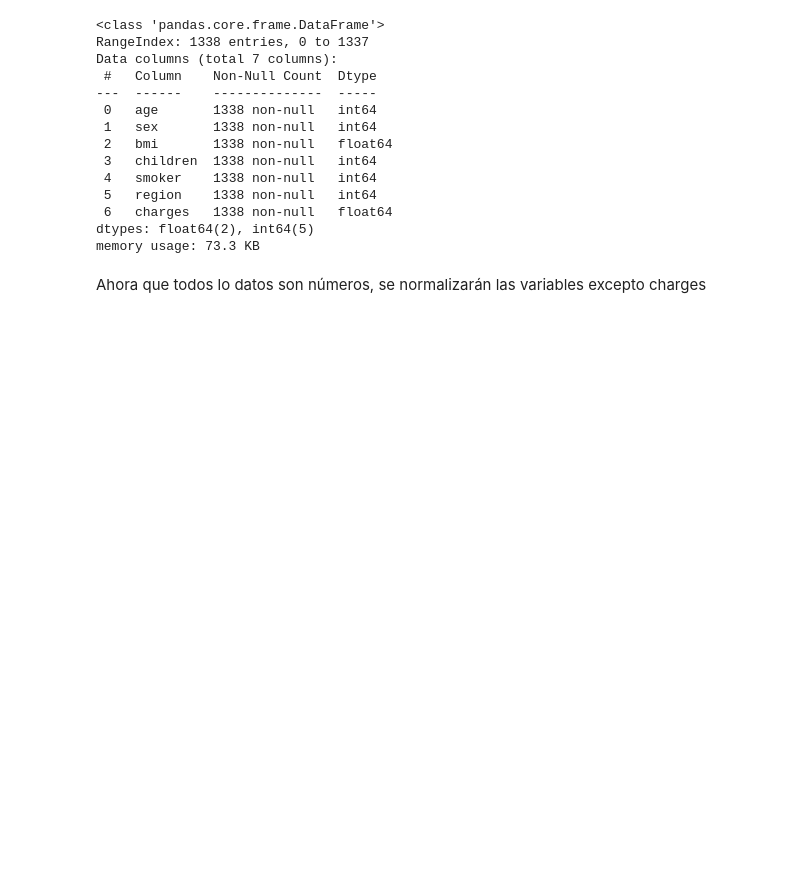
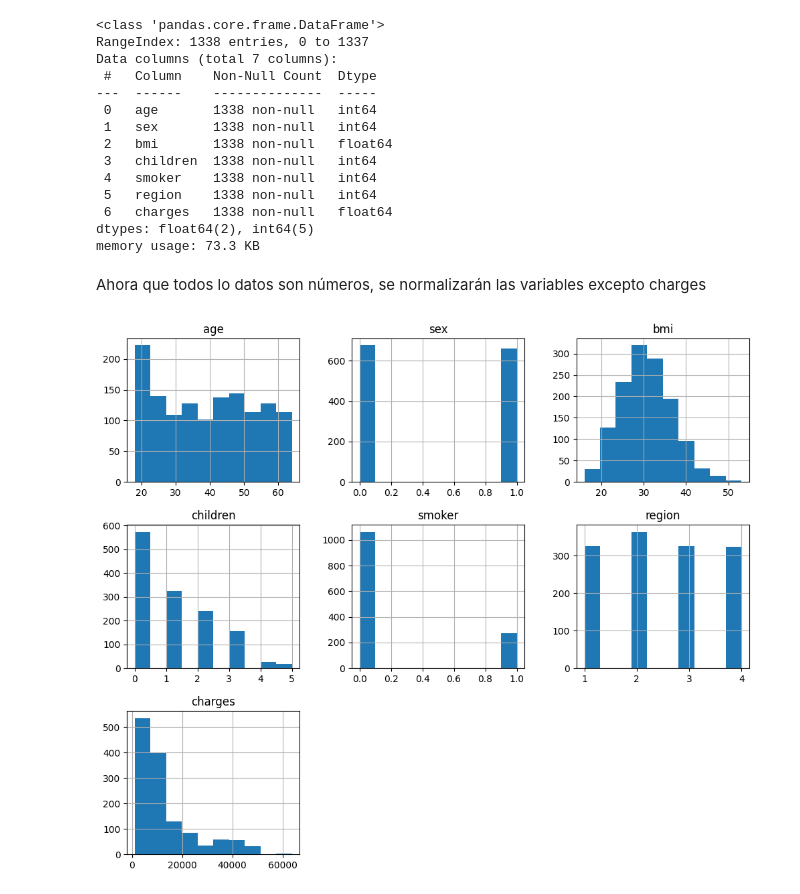
Before and after one commit to Bere333/linear_regression, a Jupyter notebook: src/linear_regresion_explore.ipynb, the cells around one changed output. Cells and saved outputs as stored; diff of their text form; code cells hidden in the pictures; blank space fills up the shorter version.

```diff
--- a/src/linear_regresion_explore.ipynb
+++ b/src/linear_regresion_explore.ipynb
@@ -93,3 +93,12 @@ dtypes: float64(2), int64(5)
 memory usage: 73.3 KB
 # %% [markdown]
 Ahora que todos lo datos son números, se normalizarán las variables excepto charges
+# %%
+# Análisis univariado
+import matplotlib.pyplot as plt
+
+
+train_data.hist(figsize=(12,10))
+plt.show()
+# %% [output]
+[figure, added]
```
Also changed, not shown: parts of 3 cells of this notebook.
